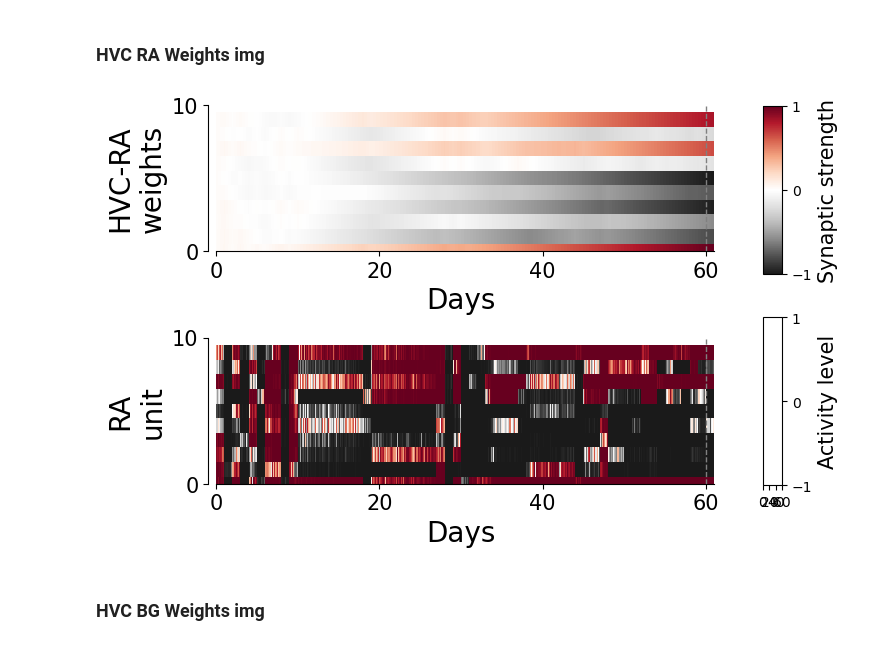
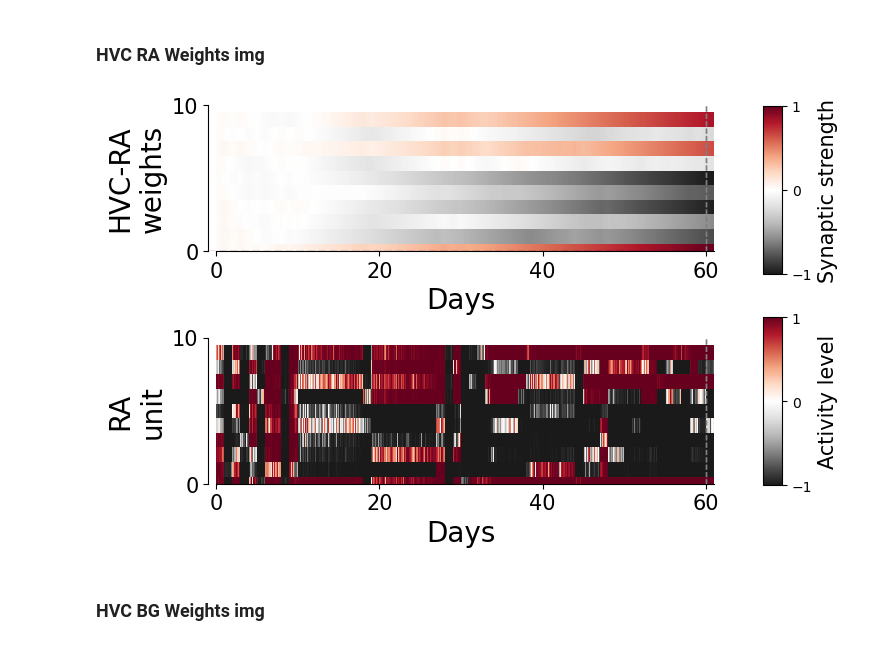
Before and after one commit to atharvsuryawanshi12/Dual_Pathway_RL_songbird, a Jupyter notebook: JSON/for_figures.ipynb, the cells around one changed output. Saved outputs shown, nothing was run; the diff lists cells and outputs as text; code cells hidden in the pictures.

```diff
--- a/JSON/for_figures.ipynb
+++ b/JSON/for_figures.ipynb
@@ -708,37 +708,40 @@ def plot_HL2(obj):
     cbar.set_label('Activity level', fontsize=15)
     cbar.set_ticks([-1, 0, 1])
 
+    ax1.vlines(N_DAYS_INTACT * N_DAILY_MOTIFS, 0, 10, color='grey', linestyle='--', lw=1)
+    ax2.vlines(N_DAYS_INTACT * N_DAILY_MOTIFS, 0, 10, color='grey', linestyle='--', lw=1)
+    ax1.axhline(y=0, linestyle='--', color='black', alpha=0.1)
+
     ax1.spines['top'].set_visible(False)
     ax1.spines['right'].set_visible(False)
     ax1.set_xticks([0, 20*N_DAILY_MOTIFS, 40*N_DAILY_MOTIFS, 60*N_DAILY_MOTIFS], np.arange(0, DAYS, 20))
     ax1.tick_params(labelsize=15)
     ax1.set_yticks([0, 10])
     ax1.set_xlim(-N_DAILY_MOTIFS, DAYS*N_DAILY_MOTIFS)
     ax1.set_ylim(0, 10)
     ax1.set_xlabel('Days', fontsize=20)
     ax1.spines['bottom'].set_bounds(0, DAYS*N_DAILY_MOTIFS)
     ax2.set_ylim(0, 10)
     ax2.set_xlabel('Days', fontsize=20)
     ax2.set_yticks([0, 10])
     ax2.tick_params(labelsize=15)
     ax2.set_xticks([0, 20*N_DAILY_MOTIFS, 40*N_DAILY_MOTIFS, 60*N_DAILY_MOTIFS], np.arange(0, DAYS, 20))
     ax2.set_xlim(-N_DAILY_MOTIFS, DAYS*N_DAILY_MOTIFS)
     ax2.spines['top'].set_visible(False)
     ax2.spines['right'].set_visible(False)
     ax2.spines['bottom'].set_bounds(0, DAYS*N_DAILY_MOTIFS)
 
     ax1.set_ylabel('HVC-RA\nweights', fontsize=20)
     ax2.set_ylabel('RA\nunit', fontsize=20)
-    plt.xticks(range(0, N_DAILY_MOTIFS*DAYS, 20*N_DAILY_MOTIFS), np.arange(0, DAYS, 20))
     plt.tight_layout()
 
 
 
 # print(obj.hvc_ra_array_all.shape)
 # print(obj.hvc_ra_array_all.reshape(DAYS*N_DAILY_MOTIFS, N_SYLL, obj.hvc_size*obj.ra_size).shape)
 plot_HL2(obj)
 # %% [output]
-[figure, old version]
+[figure, new version]
 # %% [markdown]
 ### HVC BG Weights img
 # %%
```
Also changed, not shown: parts of 7 cells of this notebook.
